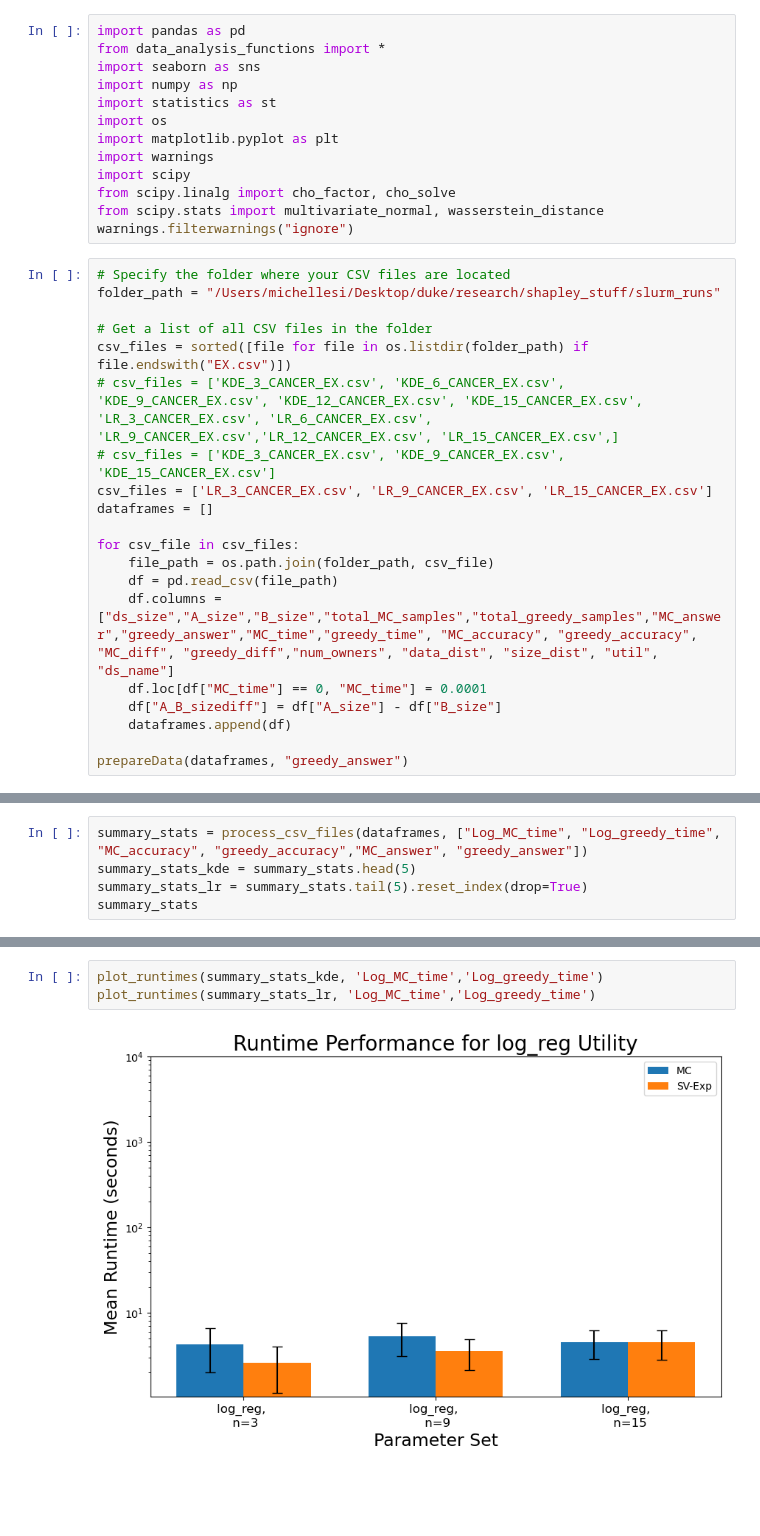
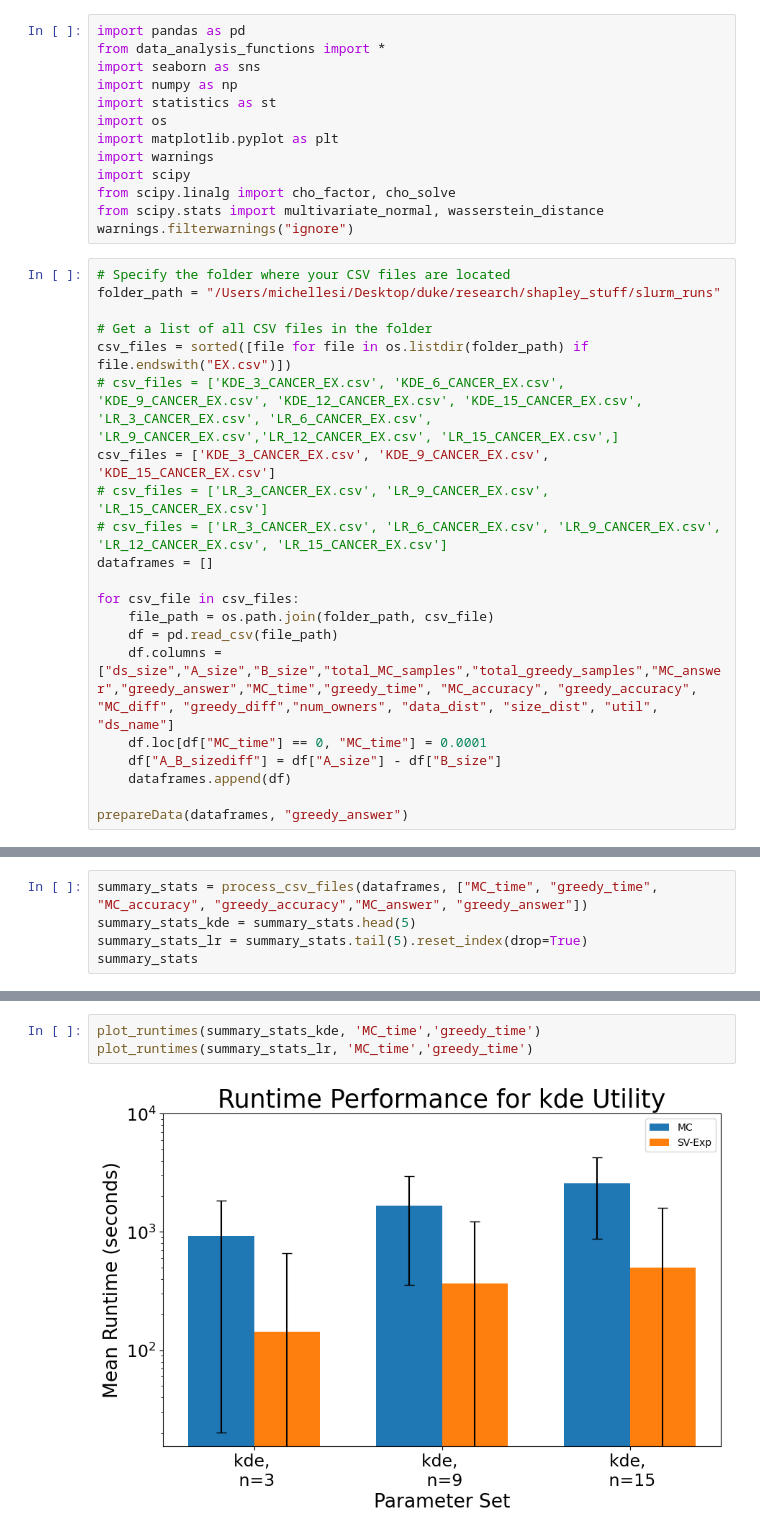
Before and after one commit to michelleeesi/shapley_counterfactual, a Jupyter notebook: data_analysis/data_analysis_graphs.ipynb, the cells around one changed output, grey strips where cells are left out. Saved outputs shown, nothing was run; the diff lists cells and outputs as text; blank space fills up the shorter version.

```diff
--- a/data_analysis/data_analysis_graphs.ipynb
+++ b/data_analysis/data_analysis_graphs.ipynb
@@ -18,8 +18,9 @@ folder_path = "/Users/michellesi/Desktop/duke/research/shapley_stuff/slurm_runs"
 # Get a list of all CSV files in the folder
 csv_files = sorted([file for file in os.listdir(folder_path) if file.endswith("EX.csv")])
 # csv_files = ['KDE_3_CANCER_EX.csv', 'KDE_6_CANCER_EX.csv', 'KDE_9_CANCER_EX.csv', 'KDE_12_CANCER_EX.csv', 'KDE_15_CANCER_EX.csv', 'LR_3_CANCER_EX.csv', 'LR_6_CANCER_EX.csv', 'LR_9_CANCER_EX.csv','LR_12_CANCER_EX.csv', 'LR_15_CANCER_EX.csv',]
-# csv_files = ['KDE_3_CANCER_EX.csv', 'KDE_9_CANCER_EX.csv', 'KDE_15_CANCER_EX.csv']
-csv_files = ['LR_3_CANCER_EX.csv', 'LR_9_CANCER_EX.csv', 'LR_15_CANCER_EX.csv']
+csv_files = ['KDE_3_CANCER_EX.csv', 'KDE_9_CANCER_EX.csv', 'KDE_15_CANCER_EX.csv']
+# csv_files = ['LR_3_CANCER_EX.csv', 'LR_9_CANCER_EX.csv', 'LR_15_CANCER_EX.csv']
+# csv_files = ['LR_3_CANCER_EX.csv', 'LR_6_CANCER_EX.csv', 'LR_9_CANCER_EX.csv', 'LR_12_CANCER_EX.csv', 'LR_15_CANCER_EX.csv']
 dataframes = []
 
 for csv_file in csv_files:
@@ -36,5 +37,5 @@ prepareData(dataframes, "greedy_answer")
 # %%
-summary_stats = process_csv_files(dataframes, ["Log_MC_time", "Log_greedy_time", "MC_accuracy", "greedy_accuracy","MC_answer", "greedy_answer"])
+summary_stats = process_csv_files(dataframes, ["MC_time", "greedy_time", "MC_accuracy", "greedy_accuracy","MC_answer", "greedy_answer"])
 summary_stats_kde = summary_stats.head(5)
 summary_stats_lr = summary_stats.tail(5).reset_index(drop=True)
 summary_stats
@@ -46,5 +47,5 @@ summary_stats
 # %%
-plot_runtimes(summary_stats_kde, 'Log_MC_time','Log_greedy_time')
-plot_runtimes(summary_stats_lr, 'Log_MC_time','Log_greedy_time')
+plot_runtimes(summary_stats_kde, 'MC_time','greedy_time')
+plot_runtimes(summary_stats_lr, 'MC_time','greedy_time')
 # %% [output]
-[figure, old version]
+[figure, new version]
```
Also changed, not shown: parts of 7 cells of this notebook, 6 other files.
